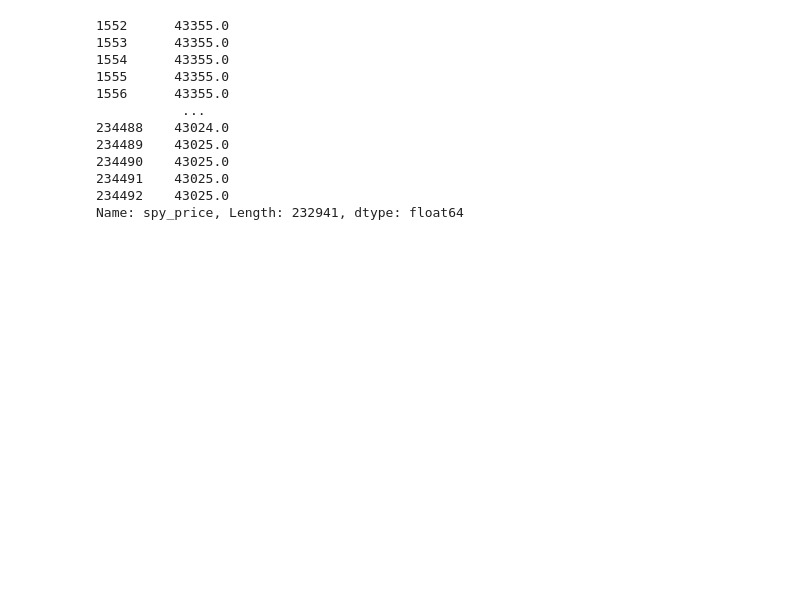
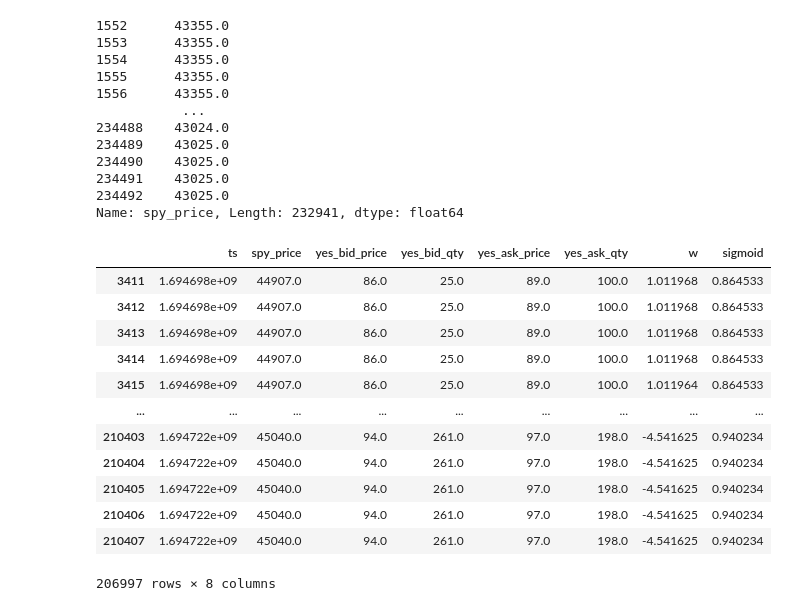
Before and after one commit to kamyarghiam/kalshi_bot, a Jupyter notebook: src/strategy/research/modeling/up_down_modeling.ipynb, the cells around one changed output. Saved outputs shown, nothing was run; the diff lists cells and outputs as text; code cells hidden in the pictures; blank space fills up the shorter version.

```diff
--- a/src/strategy/research/modeling/up_down_modeling.ipynb
+++ b/src/strategy/research/modeling/up_down_modeling.ipynb
@@ -181,3 +185,19 @@ cdf.spy_price
 234491    43025.0
 234492    43025.0
 Name: spy_price, Length: 232941, dtype: float64
+# %%
+cdf
+# %% [output]
+|  | ts | spy_price | yes_bid_price | yes_bid_qty | yes_ask_price | yes_ask_qty | w | sigmoid |
+| 3411 | 1.694698e+09 | 44907.0 | 86.0 | 25.0 | 89.0 | 100.0 | 1.011968 | 0.864533 |
+| 3412 | 1.694698e+09 | 44907.0 | 86.0 | 25.0 | 89.0 | 100.0 | 1.011968 | 0.864533 |
+| 3413 | 1.694698e+09 | 44907.0 | 86.0 | 25.0 | 89.0 | 100.0 | 1.011968 | 0.864533 |
+| 3414 | 1.694698e+09 | 44907.0 | 86.0 | 25.0 | 89.0 | 100.0 | 1.011968 | 0.864533 |
+| 3415 | 1.694698e+09 | 44907.0 | 86.0 | 25.0 | 89.0 | 100.0 | 1.011964 | 0.864533 |
+| ... | ... | ... | ... | ... | ... | ... | ... | ... |
+| 210403 | 1.694722e+09 | 45040.0 | 94.0 | 261.0 | 97.0 | 198.0 | -4.541625 | 0.940234 |
+| 210404 | 1.694722e+09 | 45040.0 | 94.0 | 261.0 | 97.0 | 198.0 | -4.541625 | 0.940234 |
+| 210405 | 1.694722e+09 | 45040.0 | 94.0 | 261.0 | 97.0 | 198.0 | -4.541625 | 0.940234 |
+| 210406 | 1.694722e+09 | 45040.0 | 94.0 | 261.0 | 97.0 | 198.0 | -4.541625 | 0.940234 |
+| 210407 | 1.694722e+09 | 45040.0 | 94.0 | 261.0 | 97.0 | 198.0 | -4.541625 | 0.940234 |
+206997 rows × 8 columns
```
Also changed, not shown: parts of 5 cells of this notebook.
